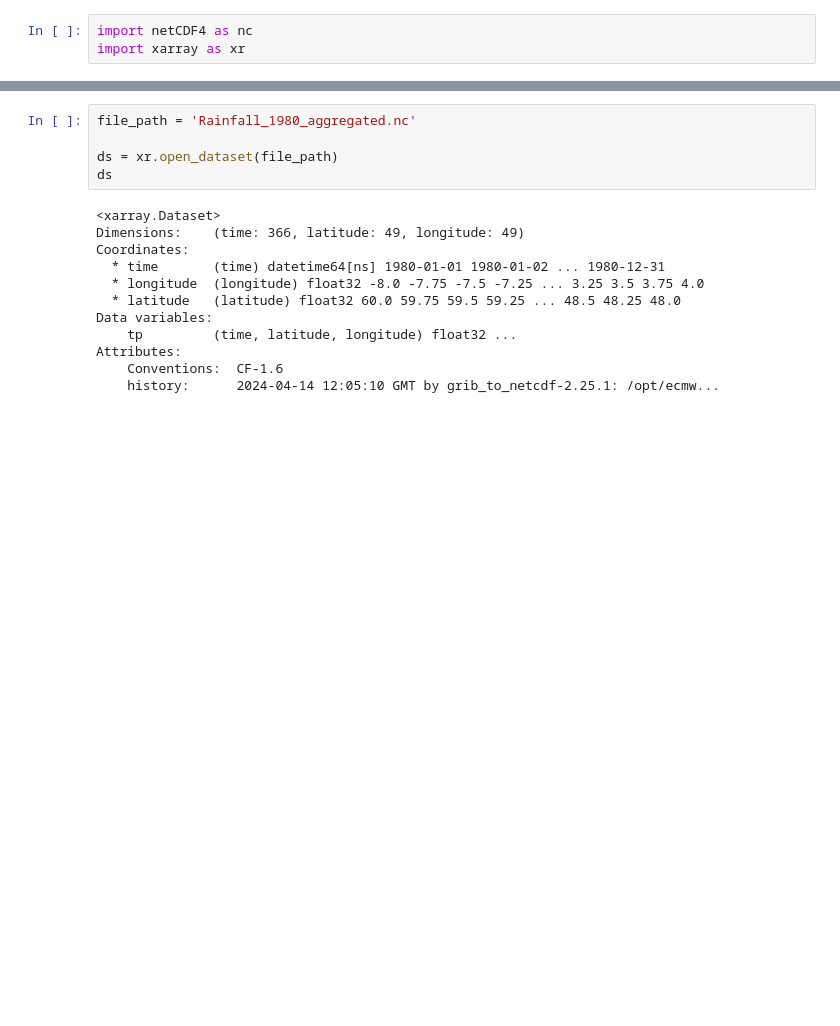
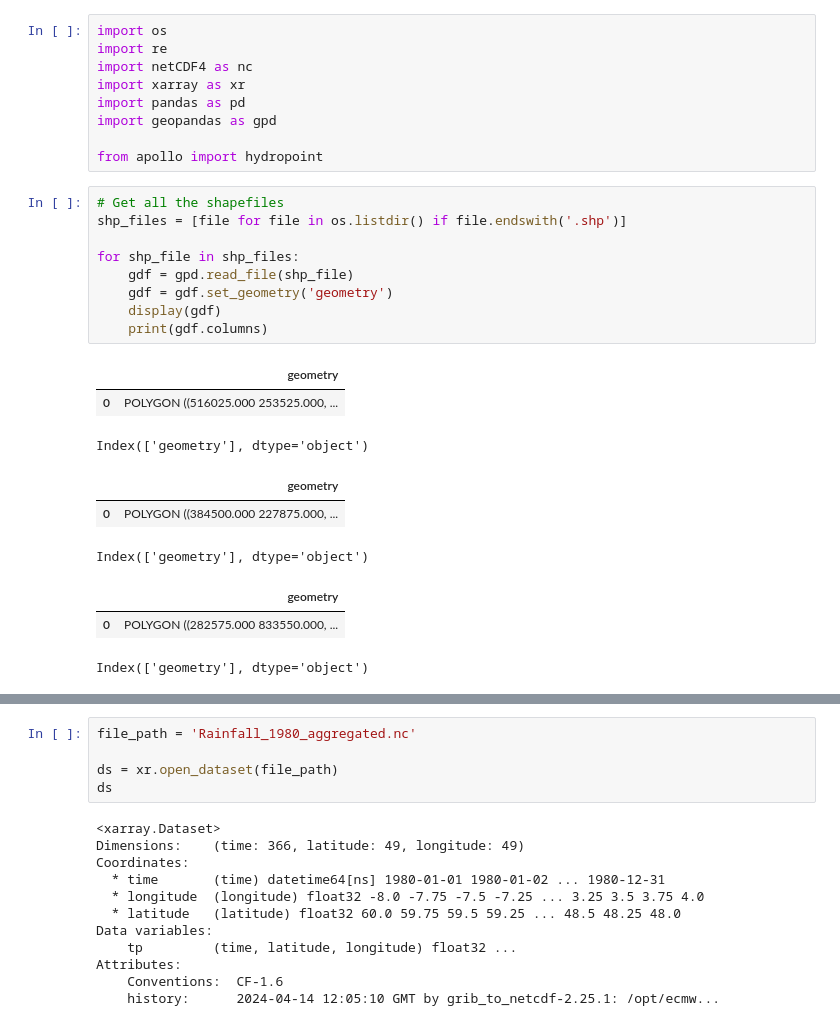
Before and after one commit to AlineGenvision/Lowlands-vs_highlands-streamflow, a Jupyter notebook: data_exploration.ipynb, the cells around one changed output, grey strips where cells are left out. Saved outputs shown, nothing was run; the diff lists cells and outputs as text; blank space fills up the shorter version.

```diff
--- a/data_exploration.ipynb
+++ b/data_exploration.ipynb
@@ -1,3 +1,28 @@
 # %%
+import os
+import re
 import netCDF4 as nc
 import xarray as xr
+import pandas as pd
+import geopandas as gpd
+
+from apollo import hydropoint
+# %%
+# Get all the shapefiles
+shp_files = [file for file in os.listdir() if file.endswith('.shp')]
+
+for shp_file in shp_files:
+    gdf = gpd.read_file(shp_file)
+    gdf = gdf.set_geometry('geometry')
+    display(gdf)
+    print(gdf.columns)
+# %% [output]
+|  | geometry |
+| 0 | POLYGON ((516025.000 253525.000, ... |
+Index(['geometry'], dtype='object')
+|  | geometry |
+| 0 | POLYGON ((384500.000 227875.000, ... |
+Index(['geometry'], dtype='object')
+|  | geometry |
+| 0 | POLYGON ((282575.000 833550.000, ... |
+Index(['geometry'], dtype='object')
```
Also changed, not shown: parts of 9 cells of this notebook, 8 other files.
